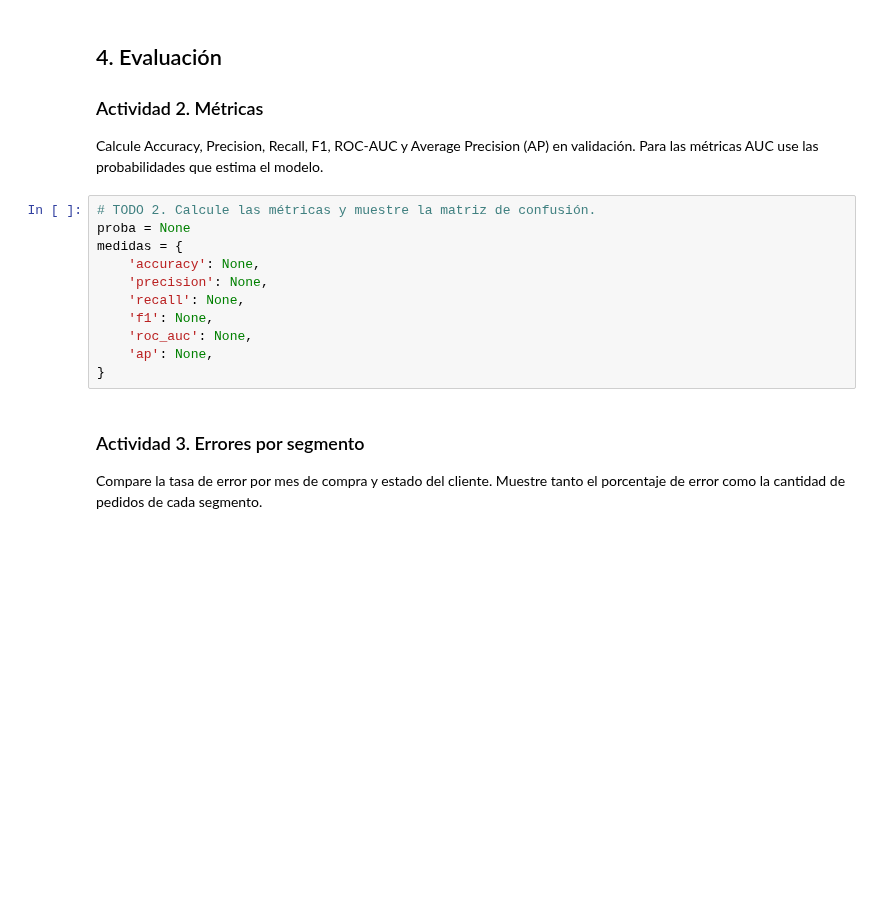
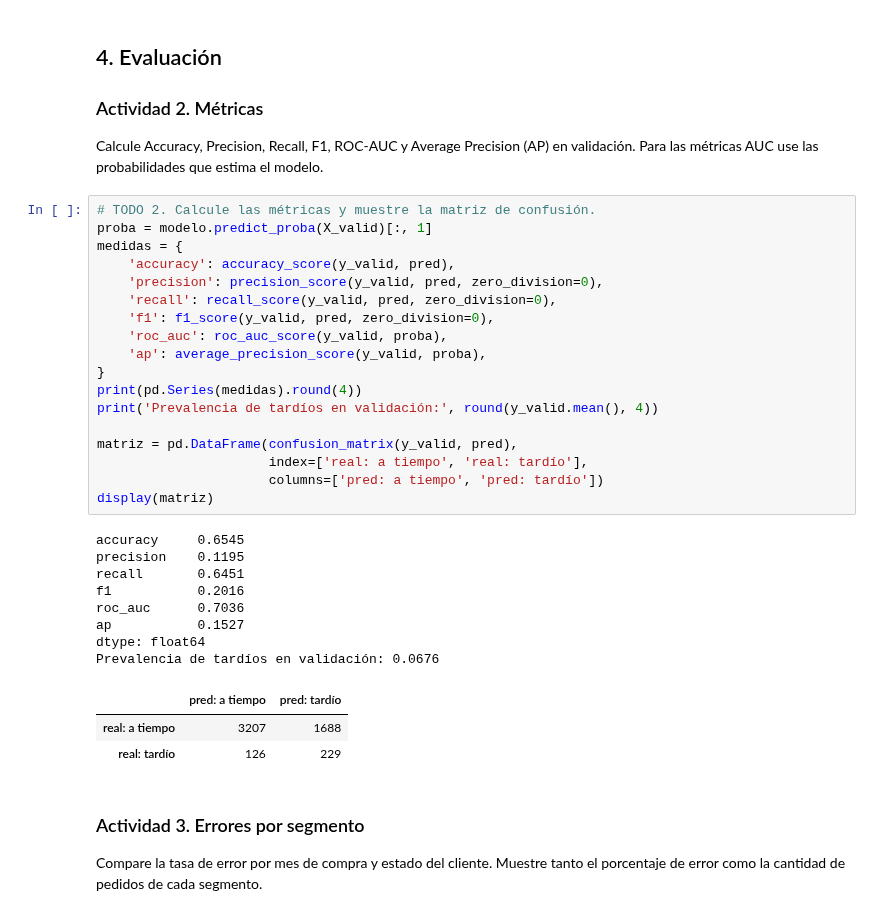
Before and after one commit to warevalom-sys/data-analytics-ml-challenge, a Jupyter notebook: Notebooks/S12_ML_Challenge.ipynb, the cells around one changed output. Saved outputs shown, nothing was run; the diff lists cells and outputs as text; blank space fills up the shorter version.

```diff
--- a/Notebooks/S12_ML_Challenge.ipynb
+++ b/Notebooks/S12_ML_Challenge.ipynb
@@ -251,15 +384,34 @@ pred = None
 Calcule Accuracy, Precision, Recall, F1, ROC-AUC y Average Precision (AP) en validación. Para las métricas AUC use las probabilidades que estima el modelo.
 # %%
 # TODO 2. Calcule las métricas y muestre la matriz de confusión.
-proba = None
+proba = modelo.predict_proba(X_valid)[:, 1]
 medidas = {
-    'accuracy': None,
-    'precision': None,
-    'recall': None,
-    'f1': None,
-    'roc_auc': None,
-    'ap': None,
+    'accuracy': accuracy_score(y_valid, pred),
+    'precision': precision_score(y_valid, pred, zero_division=0),
+    'recall': recall_score(y_valid, pred, zero_division=0),
+    'f1': f1_score(y_valid, pred, zero_division=0),
+    'roc_auc': roc_auc_score(y_valid, proba),
+    'ap': average_precision_score(y_valid, proba),
 }
+print(pd.Series(medidas).round(4))
+print('Prevalencia de tardíos en validación:', round(y_valid.mean(), 4))
+
+matriz = pd.DataFrame(confusion_matrix(y_valid, pred),
+                      index=['real: a tiempo', 'real: tardío'],
+                      columns=['pred: a tiempo', 'pred: tardío'])
+display(matriz)
+# %% [output]
+accuracy     0.6545
+precision    0.1195
+recall       0.6451
+f1           0.2016
+roc_auc      0.7036
+ap           0.1527
+dtype: float64
+Prevalencia de tardíos en validación: 0.0676
+|  | pred: a tiempo | pred: tardío |
+| real: a tiempo | 3207 | 1688 |
+| real: tardío | 126 | 229 |
 # %% [markdown]
 ### Actividad 3. Errores por segmento
 
```
Also changed, not shown: parts of 13 cells of this notebook.
